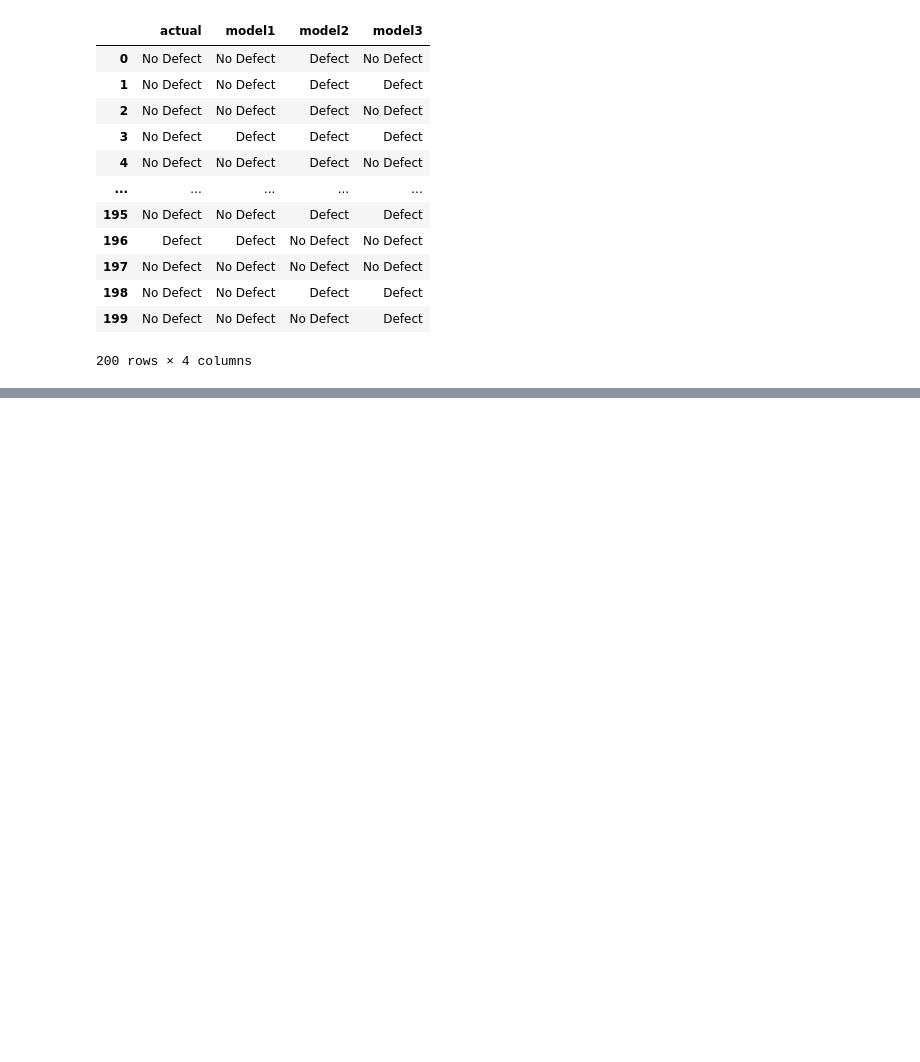
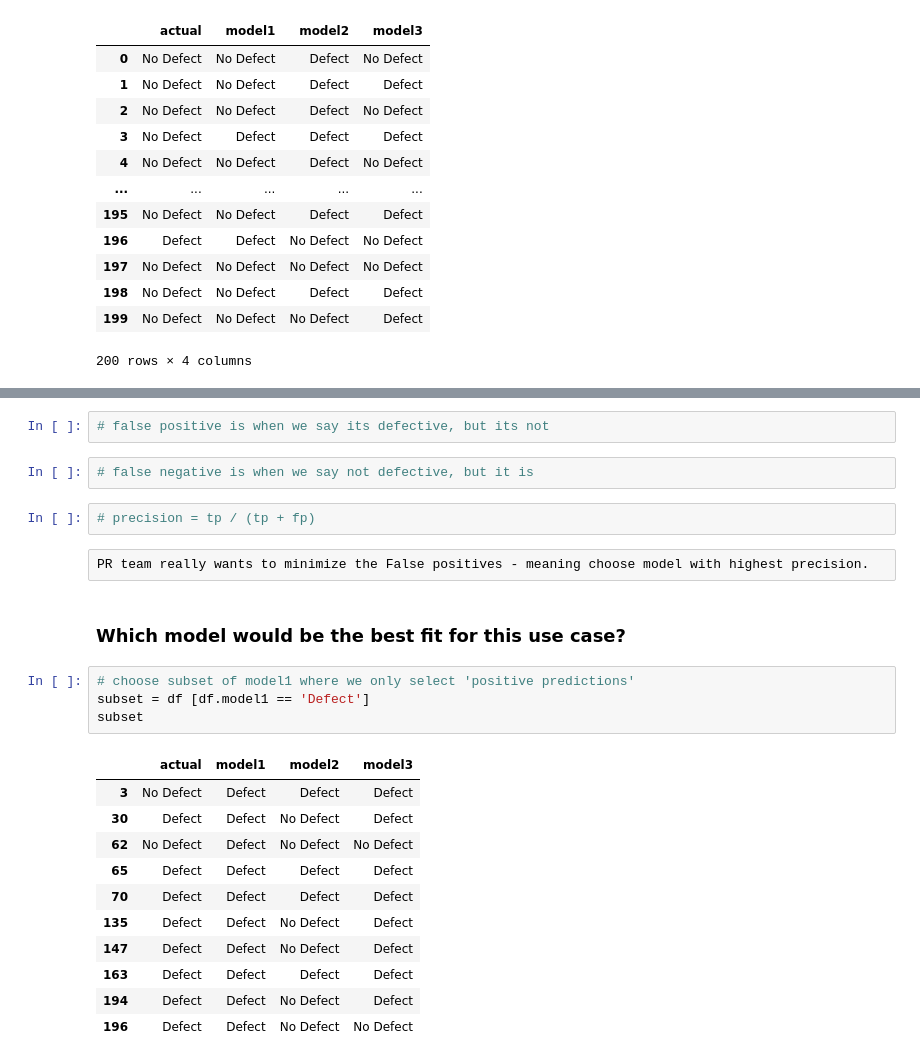
Before and after one commit to allantestaten/classification-exercises, a Jupyter notebook: model_evaluation_exercises.ipynb, the cells around one changed output, grey strips where cells are left out. Cells and saved outputs as stored; diff of their text form; blank space fills up the shorter version.

```diff
--- a/model_evaluation_exercises.ipynb
+++ b/model_evaluation_exercises.ipynb
@@ -79,0 +200,26 @@ Suppose you are working on a team that solely deals with cat pictures. Which of
+# %%
+# false positive is when we say its defective, but its not
+# %%
+# false negative is when we say not defective, but it is
+# %%
+# precision = tp / (tp + fp)
+# %% [raw]
+PR team really wants to minimize the False positives - meaning choose model with highest precision.
+# %% [markdown]
+### Which model would be the best fit for this use case?
+# %%
+# choose subset of model1 where we only select 'positive predictions'
+subset = df [df.model1 == 'Defect']
+subset
+# %% [output]
+|  | actual | model1 | model2 | model3 |
+| 3 | No Defect | Defect | Defect | Defect |
+| 30 | Defect | Defect | No Defect | Defect |
+| 62 | No Defect | Defect | No Defect | No Defect |
+| 65 | Defect | Defect | Defect | Defect |
+| 70 | Defect | Defect | Defect | Defect |
+| 135 | Defect | Defect | No Defect | Defect |
+| 147 | Defect | Defect | No Defect | Defect |
+| 163 | Defect | Defect | Defect | Defect |
+| 194 | Defect | Defect | No Defect | Defect |
+| 196 | Defect | Defect | No Defect | No Defect |
```
Also changed, not shown: parts of 66 cells of this notebook.
